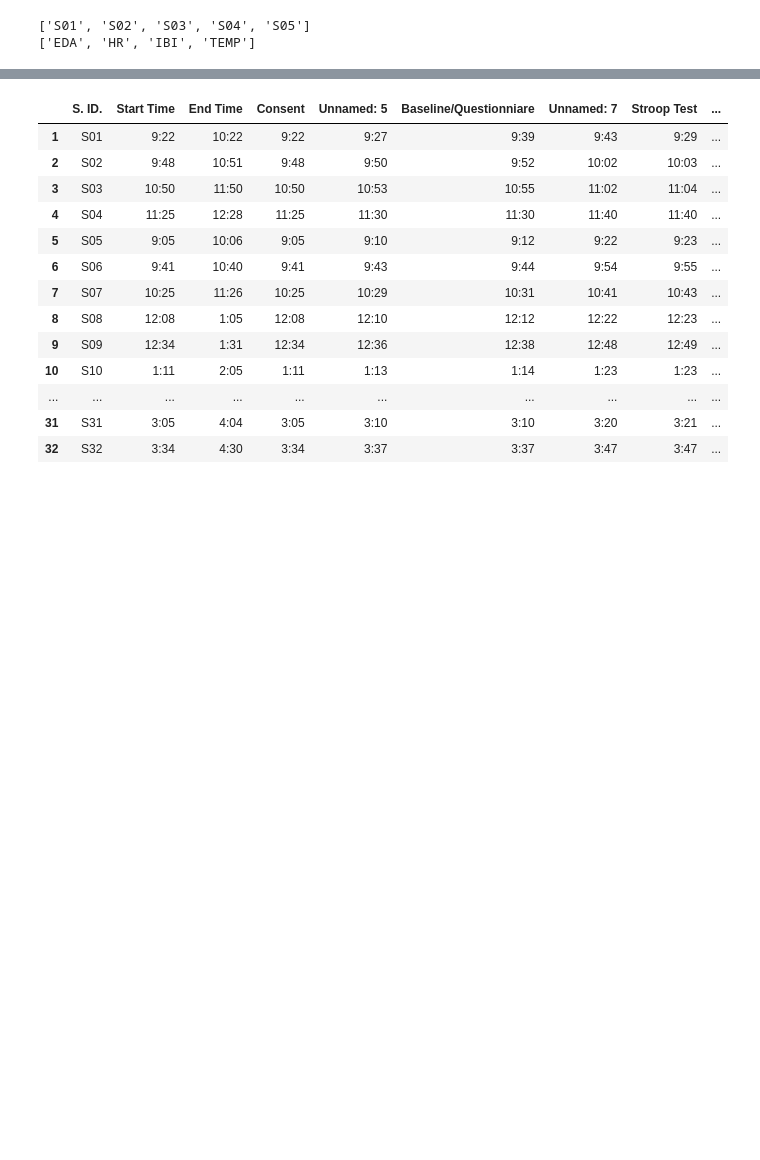
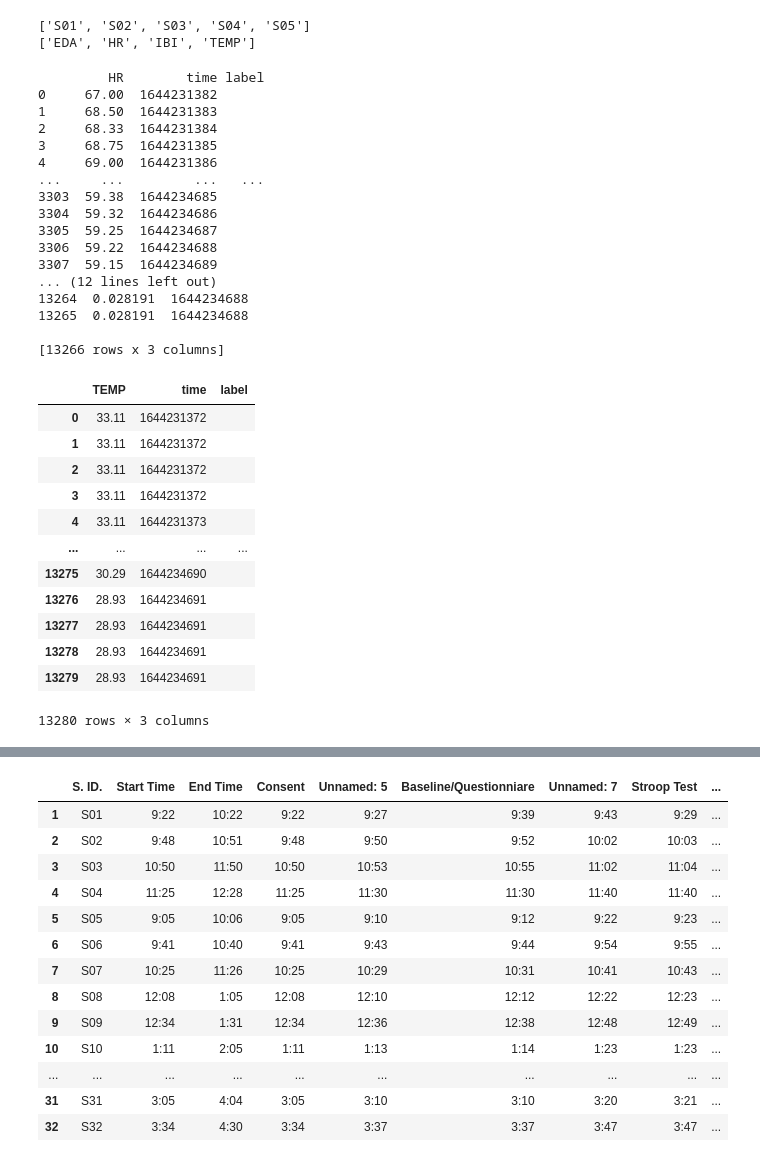
Before and after one commit to A01632681/DataScience, a Jupyter notebook: Assigment 2/AssigmentTests.ipynb, the cells around one changed output, grey strips where cells are left out. Drawn from its saved outputs; the diff is of its cells as text; code cells hidden in the pictures; blank space fills up the shorter version.

```diff
--- a/Assigment 2/AssigmentTests.ipynb
+++ b/Assigment 2/AssigmentTests.ipynb
@@ -22,3 +23,59 @@ print(variables)
 # %% [output]
 ['S01', 'S02', 'S03', 'S04', 'S05']
 ['EDA', 'HR', 'IBI', 'TEMP']
+# %%
+def prepare_data(df_old, signal):
+    df_new = df_old.copy()
+    start_time = df_new.iloc[0,0]
+    df_new.drop(0, axis=0, inplace=True)
+    df_new.drop(1, axis=0, inplace=True)
+    df_new.reset_index(drop=True, inplace=True)
+    df_new.columns = [signal]
+    if signal == 'HR':
+        df_new['time'] = [int(start_time+(i)) for i in range(len(df_new))]
+        df_new["label"] = " "
+    else:
+        df_new['time'] = np.repeat(np.arange(len(df_new)// 4 +1)+int(start_time), 4)[:len(df_new)]
+        df_new["label"] = " "
+    return df_new
+
+df = pd.read_csv(f'https://raw.githubusercontent.com/italha-d/Stress-Predict-Dataset/main/Raw_data/S03/HR.csv',header=None)
+df_HR = prepare_data(df, 'HR')
+df = pd.read_csv(f'https://raw.githubusercontent.com/italha-d/Stress-Predict-Dataset/main/Raw_data/S03/EDA.csv',header=None)
+df_EDA = prepare_data(df, 'EDA')
+df = pd.read_csv(f'https://raw.githubusercontent.com/italha-d/Stress-Predict-Dataset/main/Raw_data/S03/TEMP.csv',header=None)
+df_TEMP = prepare_data(df, 'TEMP')
+print(df_HR)
+print(df_EDA)
+df_TEMP
+# %% [output]
+         HR        time label
+0     67.00  1644231382
+1     68.50  1644231383
+2     68.33  1644231384
+3     68.75  1644231385
+4     69.00  1644231386
+...     ...         ...   ...
+3303  59.38  1644234685
+3304  59.32  1644234686
+3305  59.25  1644234687
+3306  59.22  1644234688
+3307  59.15  1644234689
+... (12 lines left out)
+13264  0.028191  1644234688
+13265  0.028191  1644234688
+
+[13266 rows x 3 columns]
+|  | TEMP | time | label |
+| 0 | 33.11 | 1644231372 |  |
+| 1 | 33.11 | 1644231372 |  |
+| 2 | 33.11 | 1644231372 |  |
+| 3 | 33.11 | 1644231372 |  |
+| 4 | 33.11 | 1644231373 |  |
+| ... | ... | ... | ... |
+| 13275 | 30.29 | 1644234690 |  |
+| 13276 | 28.93 | 1644234691 |  |
+| 13277 | 28.93 | 1644234691 |  |
+| 13278 | 28.93 | 1644234691 |  |
+| 13279 | 28.93 | 1644234691 |  |
+13280 rows × 3 columns
```
Also changed, not shown: parts of 8 cells of this notebook.
